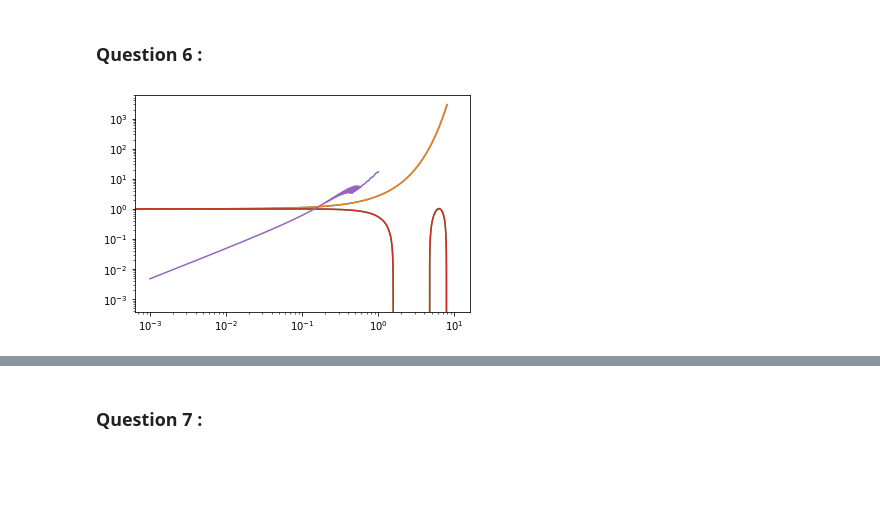
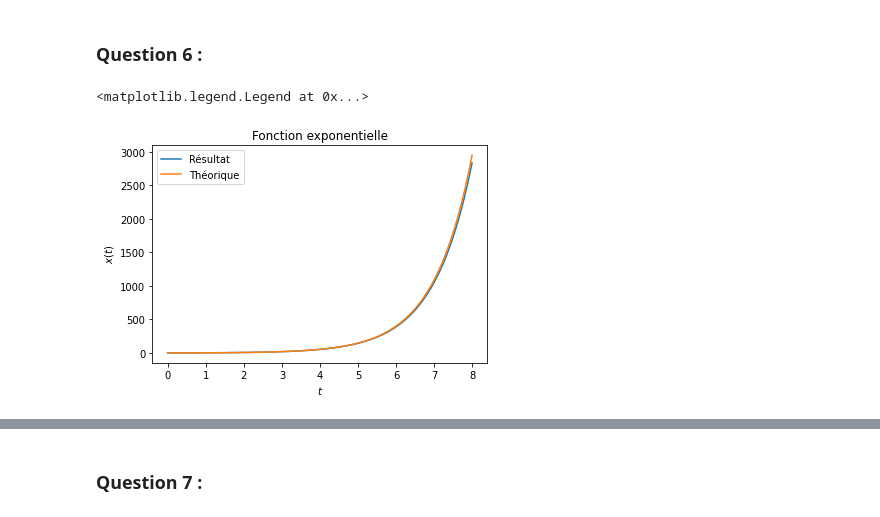
Before and after one commit to guillaumerichard2020/Proj-Num-2-Equa-diff, a Jupyter notebook: Projet Equations Différentielles .ipynb, the cells around one changed output, grey strips where cells are left out. Cells and saved outputs as stored; diff of their text form; code cells hidden in the pictures; blank space fills up the shorter version.

Commit message:
Début de mise en forme des fonctions

```diff
--- a/Projet Equations Différentielles .ipynb
+++ b/Projet Equations Différentielles .ipynb
@@ -194,39 +204,21 @@ def solve_euler_explicit(f,x0,dt,t0,tf):
         t[i]=t[i-1]+dt
         x[i]=x[i-1]+dt*np.array(f(t[i-1],x[i-1]))
     return t,x
-
-
-def f(t,x):
-    return x
-
-def f2(t,x):
-    return [-x[1],x[0]]
-
-t,x = solve_euler_explicit(f,1,0.01,0,8)
-
-plt.plot(t,x)
-plt.plot(t,np.exp(t))
-
-
-t,x = solve_euler_explicit(f2,[0,1],0.01,0,10)
-
-plt.plot(t,x[::,1])
-plt.plot(t,np.cos(t))
-
-#plt.plot(t,np.exp(t))
-
-def erreur(ech):
-    err=np.zeros(ech.size)
-    for i in range(ech.size):
-        t,x = solve_euler_explicit(f2,[0,1],ech[i],0,10)
-        err[i] = max(np.abs(x[::,1]-np.cos(t)))
-    return err
-
-ech=np.linspace(0.001,1,1000)
-
-plt.plot(ech,erreur(ech))
-
-plt.xscale('log')
-plt.yscale('log')
-# %% [output]
-[figure, removed]
+# %%
+#Résolution dans R
+
+def f(t,x):
+    return x
+
+t,x = solve_euler_explicit(f,1,0.01,0,8)
+
+plt.plot(t,x,label="Résultat")
+plt.plot(t,np.exp(t),label="Théorique")
+
+plt.title("Fonction exponentielle")
+plt.xlabel("$t$")
+plt.ylabel("$x(t)$")
+plt.legend()
+# %% [output]
+<matplotlib.legend.Legend at 0x...>
+[figure, added]
```
Also changed, not shown: parts of 13 cells of this notebook.
